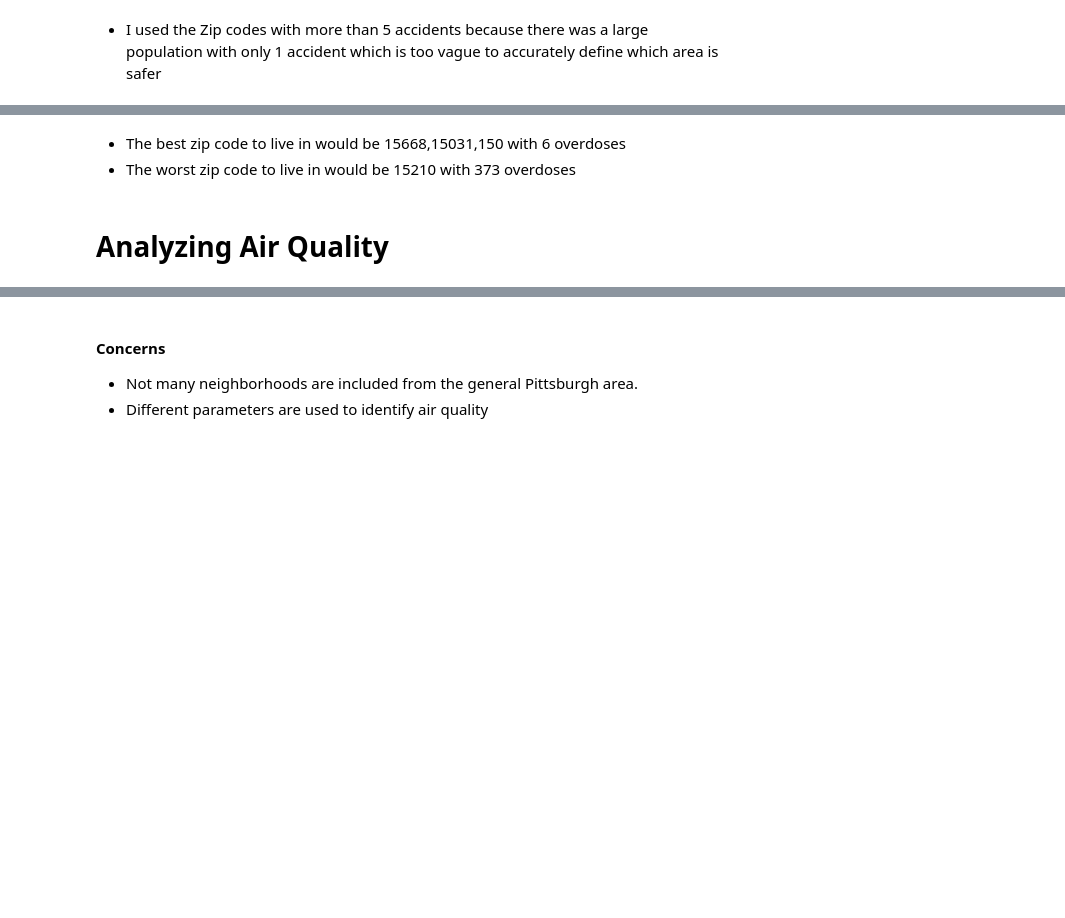
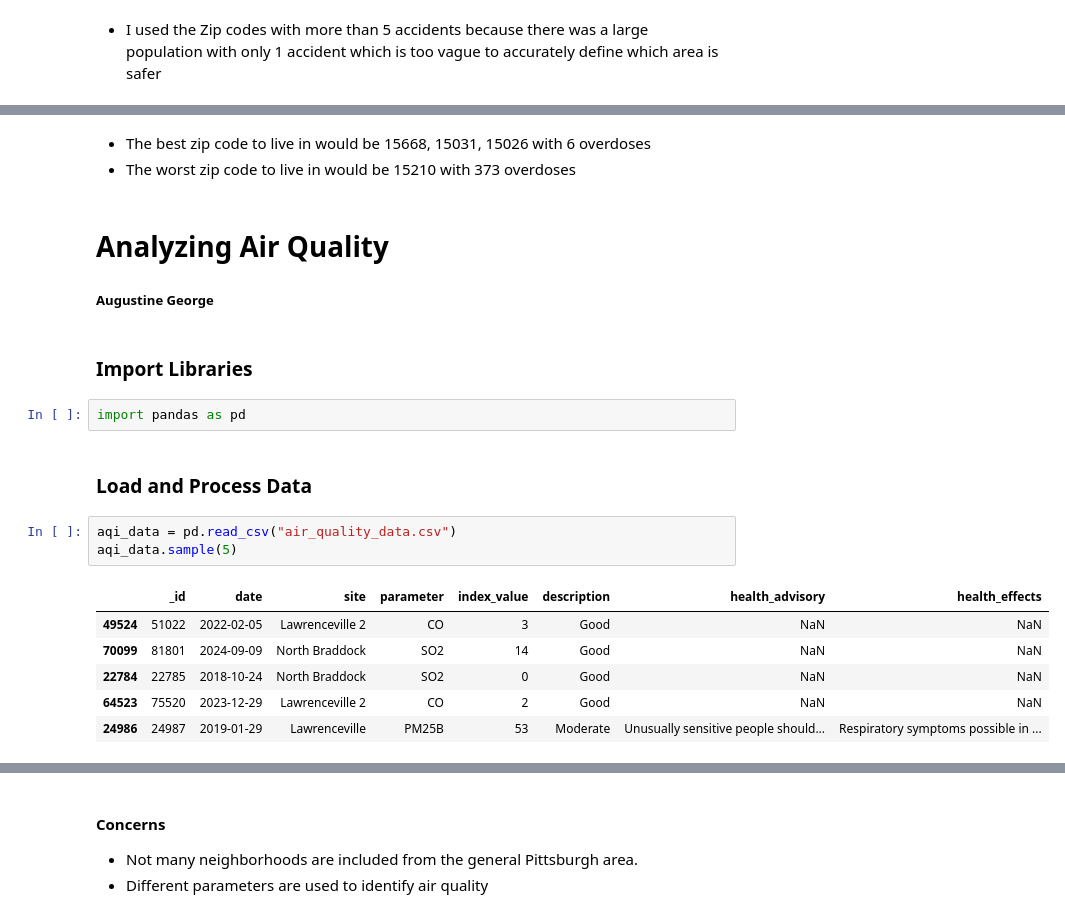
Before and after one commit to AlexanderVictoria/CMPINF-10-Final-Project, a Jupyter notebook: Final-Report.ipynb, the cells around one changed output, grey strips where cells are left out. Cells and saved outputs as stored; diff of their text form; blank space fills up the shorter version.

```diff
--- a/Final-Report.ipynb
+++ b/Final-Report.ipynb
@@ -95,5 +177,22 @@ Name: count, dtype: int64
 # %% [markdown]
-- The best zip code to live in would be 15668,15031,150 with 6 overdoses
+- The best zip code to live in would be 15668, 15031, 15026 with 6 overdoses
 - The worst zip code to live in would be 15210 with 373 overdoses
 # %% [markdown]
 # Analyzing Air Quality
+##### Augustine George
+# %% [markdown]
+### Import Libraries
+# %%
+import pandas as pd
+# %% [markdown]
+### Load and Process Data
+# %%
+aqi_data = pd.read_csv("air_quality_data.csv")
+aqi_data.sample(5)
+# %% [output]
+|  | _id | date | site | parameter | index_value | description | health_advisory | health_effects |
+| 49524 | 51022 | 2022-02-05 | Lawrenceville 2 | CO | 3 | Good | NaN | NaN |
+| 70099 | 81801 | 2024-09-09 | North Braddock | SO2 | 14 | Good | NaN | NaN |
+| 22784 | 22785 | 2018-10-24 | North Braddock | SO2 | 0 | Good | NaN | NaN |
+| 64523 | 75520 | 2023-12-29 | Lawrenceville 2 | CO | 2 | Good | NaN | NaN |
+| 24986 | 24987 | 2019-01-29 | Lawrenceville | PM25B | 53 | Moderate | Unusually sensitive people should... | Respiratory symptoms possible in ... |
```
Also changed, not shown: parts of 34 cells of this notebook.
